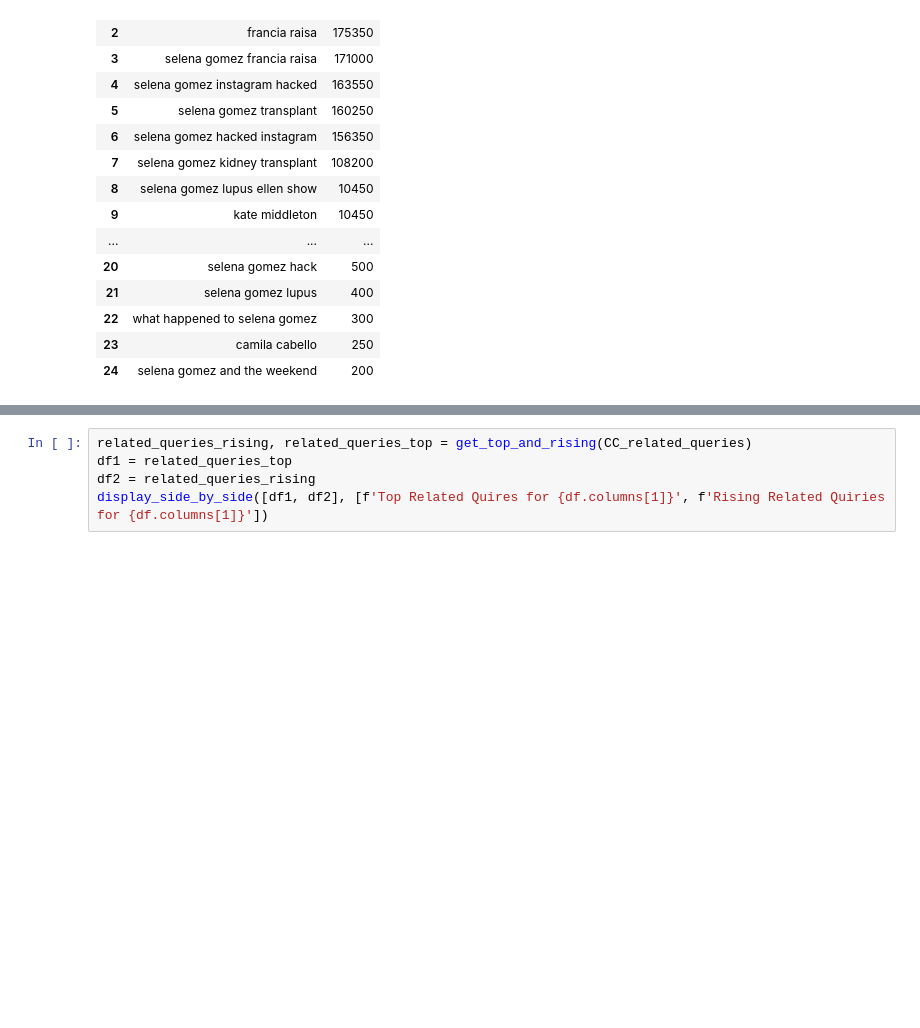
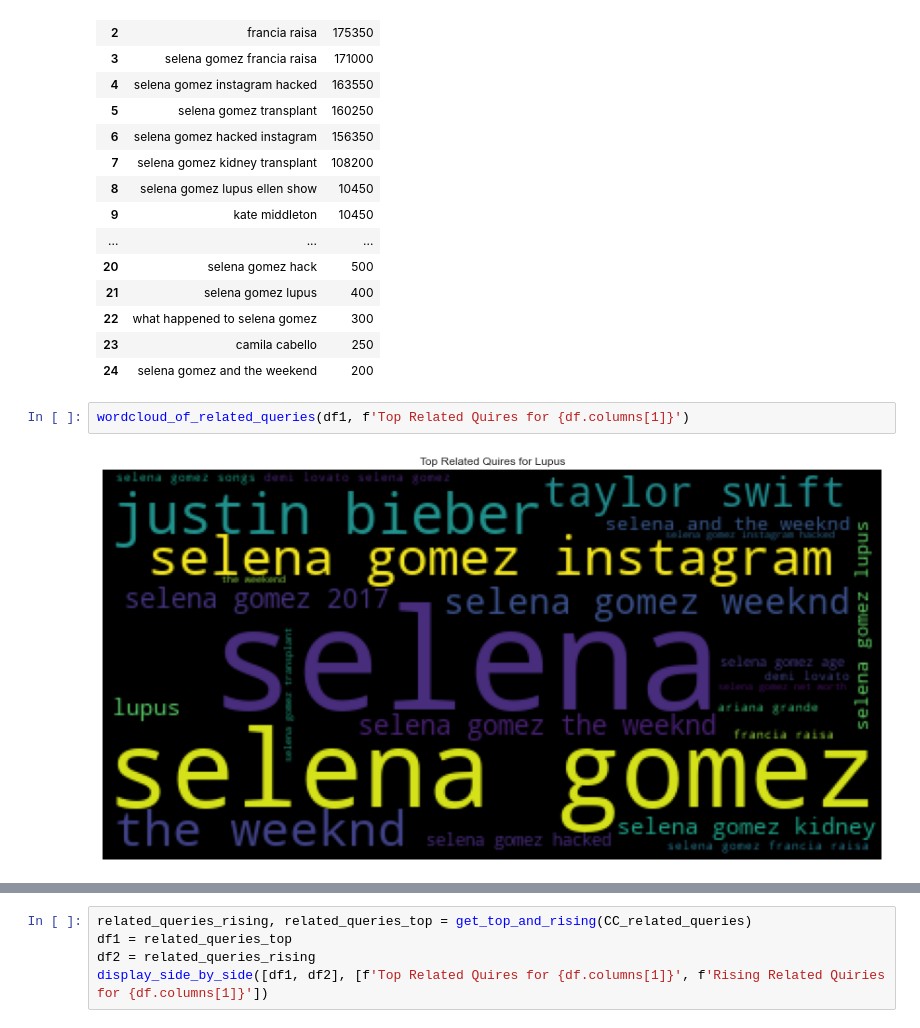
Before and after one commit to kkrusere/Cultural-Health-Moments, a Jupyter notebook: Cultural_Health Moments.ipynb, the cells around one changed output, grey strips where cells are left out. Cells and saved outputs as stored; diff of their text form; blank space fills up the shorter version.

```diff
--- a/Cultural_Health Moments.ipynb
+++ b/Cultural_Health Moments.ipynb
@@ -284,3 +285,7 @@ Rising Related Quiries for Selena Gomez
 | 22 | what happened to selena gomez | 300 |
 | 23 | camila cabello | 250 |
 | 24 | selena gomez and the weekend | 200 |
+# %%
+wordcloud_of_related_queries(df1, f'Top Related Quires for {df.columns[1]}')
+# %% [output]
+[figure, added]
```
Also changed, not shown: parts of 7 cells of this notebook.
